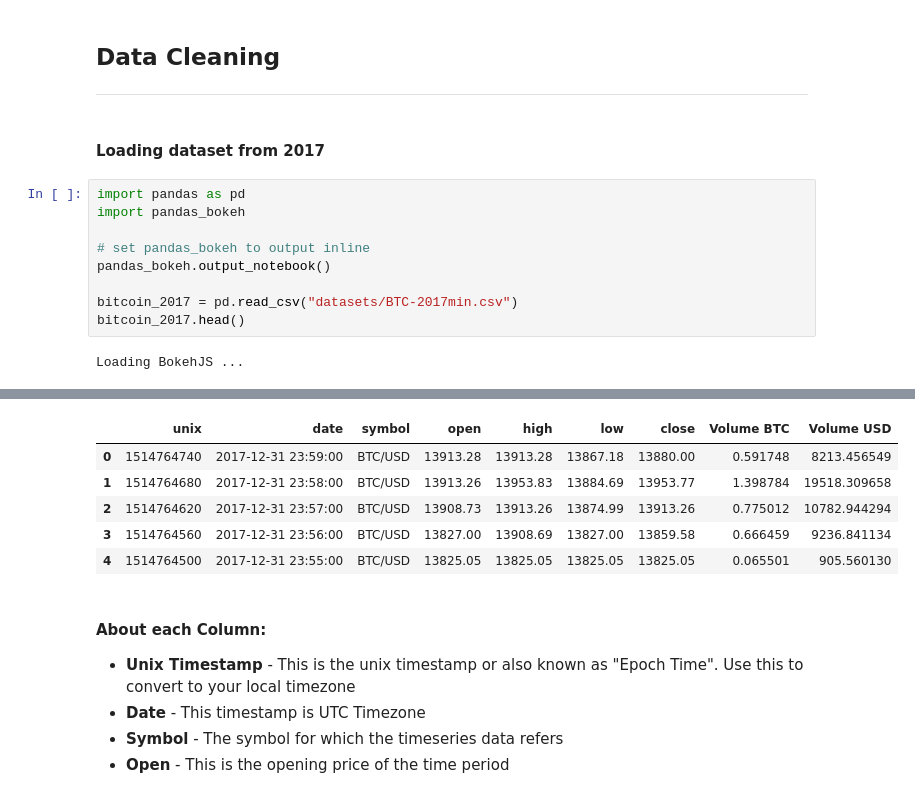
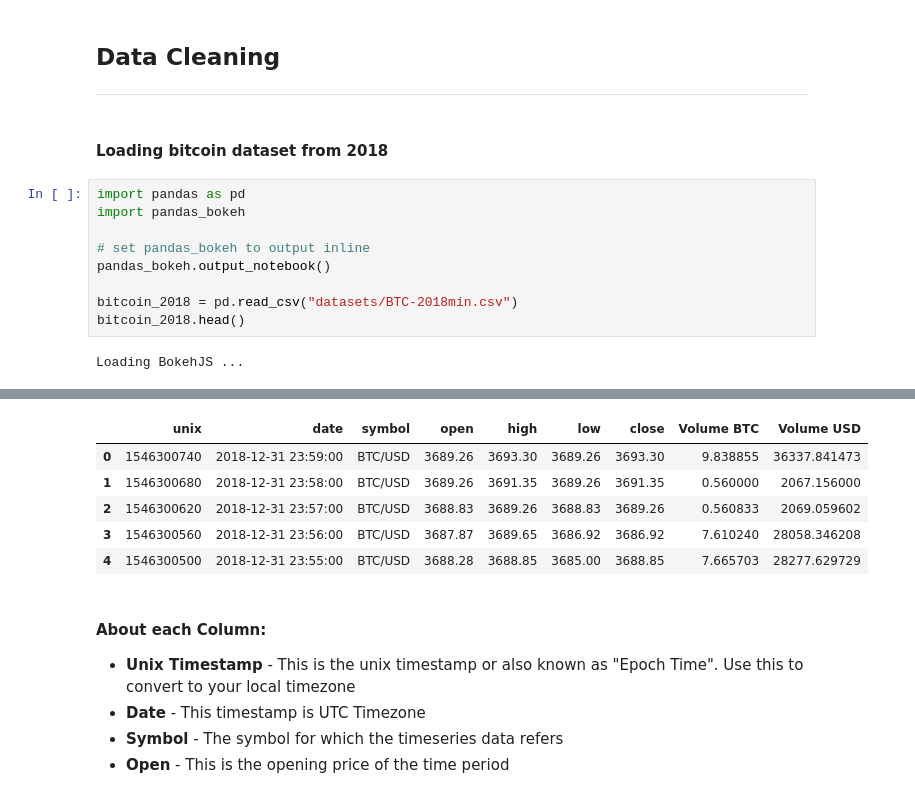
Before and after one commit to tiagohorta21/bitcoin_idc, a Jupyter notebook: main.ipynb, the cells around one changed output, grey strips where cells are left out. Saved outputs shown, nothing was run; the diff lists cells and outputs as text.

```diff
--- a/main.ipynb
+++ b/main.ipynb
@@ -4,25 +4,25 @@
 ## Data Cleaning
 ---
 # %% [markdown]
-#### Loading dataset from 2017
+#### Loading bitcoin dataset from 2018
 # %%
 import pandas as pd
 import pandas_bokeh
 
 # set pandas_bokeh to output inline
 pandas_bokeh.output_notebook()
 
-bitcoin_2017 = pd.read_csv("datasets/BTC-2017min.csv")
-bitcoin_2017.head()
+bitcoin_2018 = pd.read_csv("datasets/BTC-2018min.csv")
+bitcoin_2018.head()
 # %% [output]
 Loading BokehJS ...
 [interactive output not drawn]
 |  | unix | date | symbol | open | high | low | close | Volume BTC | Volume USD |
-| 0 | 1514764740 | 2017-12-31 23:59:00 | BTC/USD | 13913.28 | 13913.28 | 13867.18 | 13880.00 | 0.591748 | 8213.456549 |
-| 1 | 1514764680 | 2017-12-31 23:58:00 | BTC/USD | 13913.26 | 13953.83 | 13884.69 | 13953.77 | 1.398784 | 19518.309658 |
-| 2 | 1514764620 | 2017-12-31 23:57:00 | BTC/USD | 13908.73 | 13913.26 | 13874.99 | 13913.26 | 0.775012 | 10782.944294 |
-| 3 | 1514764560 | 2017-12-31 23:56:00 | BTC/USD | 13827.00 | 13908.69 | 13827.00 | 13859.58 | 0.666459 | 9236.841134 |
-| 4 | 1514764500 | 2017-12-31 23:55:00 | BTC/USD | 13825.05 | 13825.05 | 13825.05 | 13825.05 | 0.065501 | 905.560130 |
+| 0 | 1546300740 | 2018-12-31 23:59:00 | BTC/USD | 3689.26 | 3693.30 | 3689.26 | 3693.30 | 9.838855 | 36337.841473 |
+| 1 | 1546300680 | 2018-12-31 23:58:00 | BTC/USD | 3689.26 | 3691.35 | 3689.26 | 3691.35 | 0.560000 | 2067.156000 |
+| 2 | 1546300620 | 2018-12-31 23:57:00 | BTC/USD | 3688.83 | 3689.26 | 3688.83 | 3689.26 | 0.560833 | 2069.059602 |
+| 3 | 1546300560 | 2018-12-31 23:56:00 | BTC/USD | 3687.87 | 3689.65 | 3686.92 | 3686.92 | 7.610240 | 28058.346208 |
+| 4 | 1546300500 | 2018-12-31 23:55:00 | BTC/USD | 3688.28 | 3688.85 | 3685.00 | 3688.85 | 7.665703 | 28277.629729 |
 # %% [markdown]
 #### About each Column:
 
```
Also changed, not shown: parts of 42 cells of this notebook, 1 other file.
